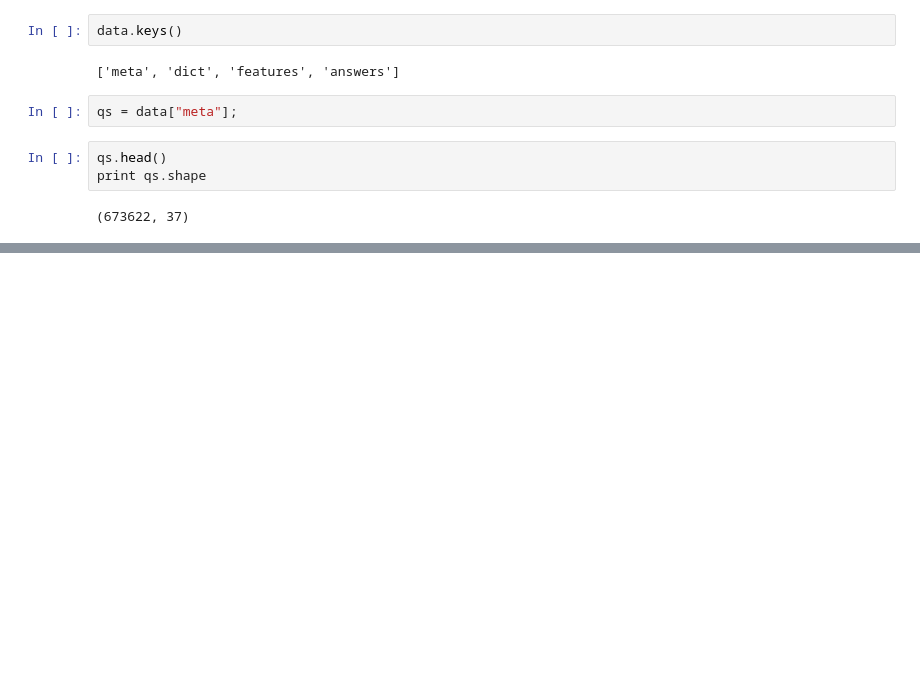
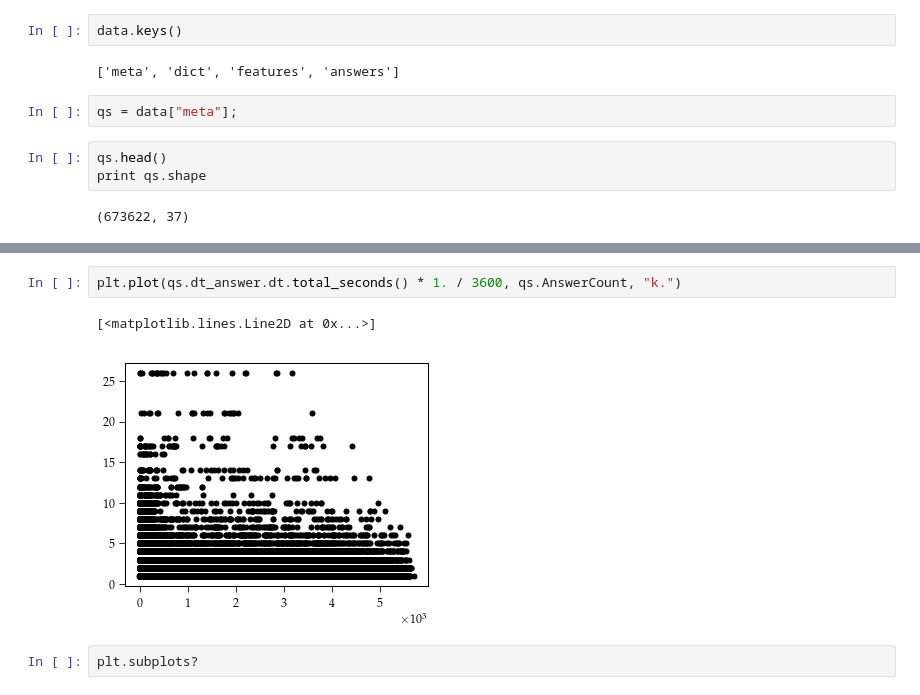
Before and after one commit to AkagiShigeru/incubator-overflow, a Jupyter notebook: stackoverflow-answer.ipynb, the cells around one changed output, grey strips where cells are left out. Drawn from its saved outputs; the diff is of its cells as text; blank space fills up the shorter version.

```diff
--- a/stackoverflow-answer.ipynb
+++ b/stackoverflow-answer.ipynb
@@ -38,0 +60,7 @@ plt.legend(loc="upper right");
+# %%
+plt.plot(qs.dt_answer.dt.total_seconds() * 1. / 3600, qs.AnswerCount, "k.")
+# %% [output]
+[<matplotlib.lines.Line2D at 0x...>]
+[figure, added]
+# %%
+plt.subplots?
```
Also changed, not shown: parts of 6 cells of this notebook, 1 other file.
